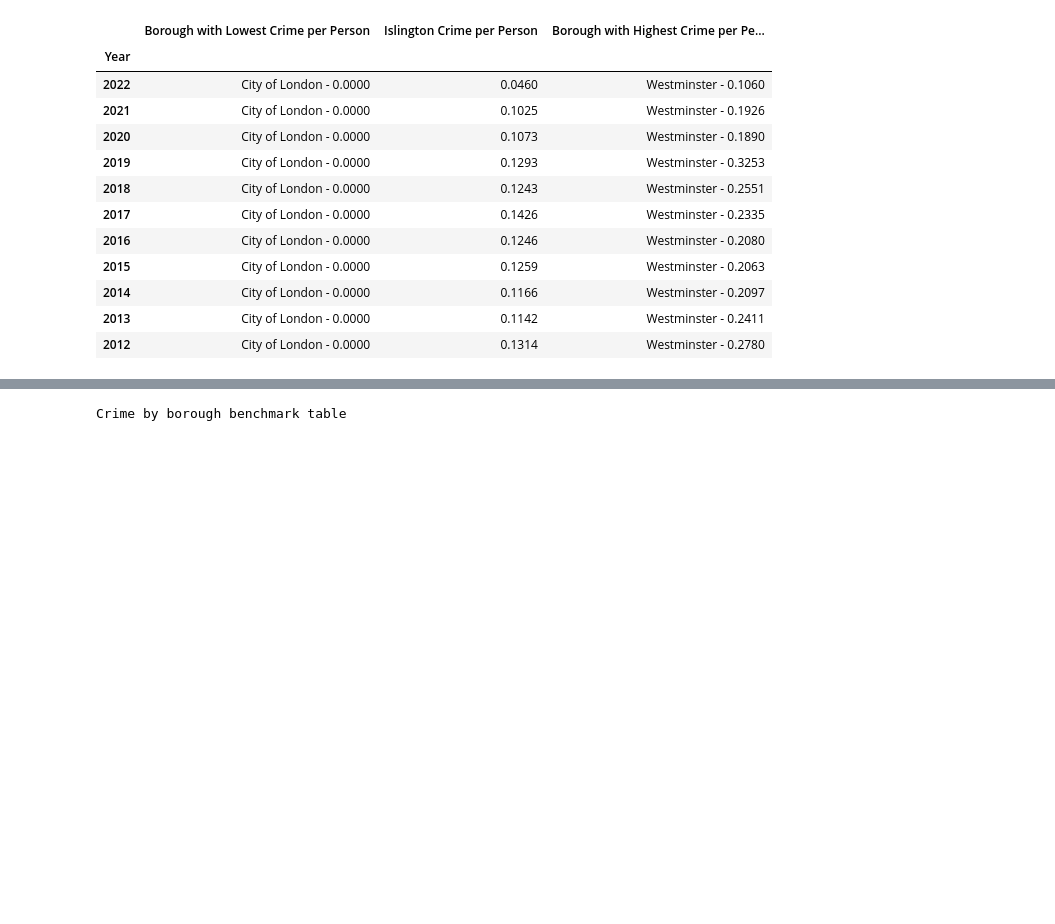
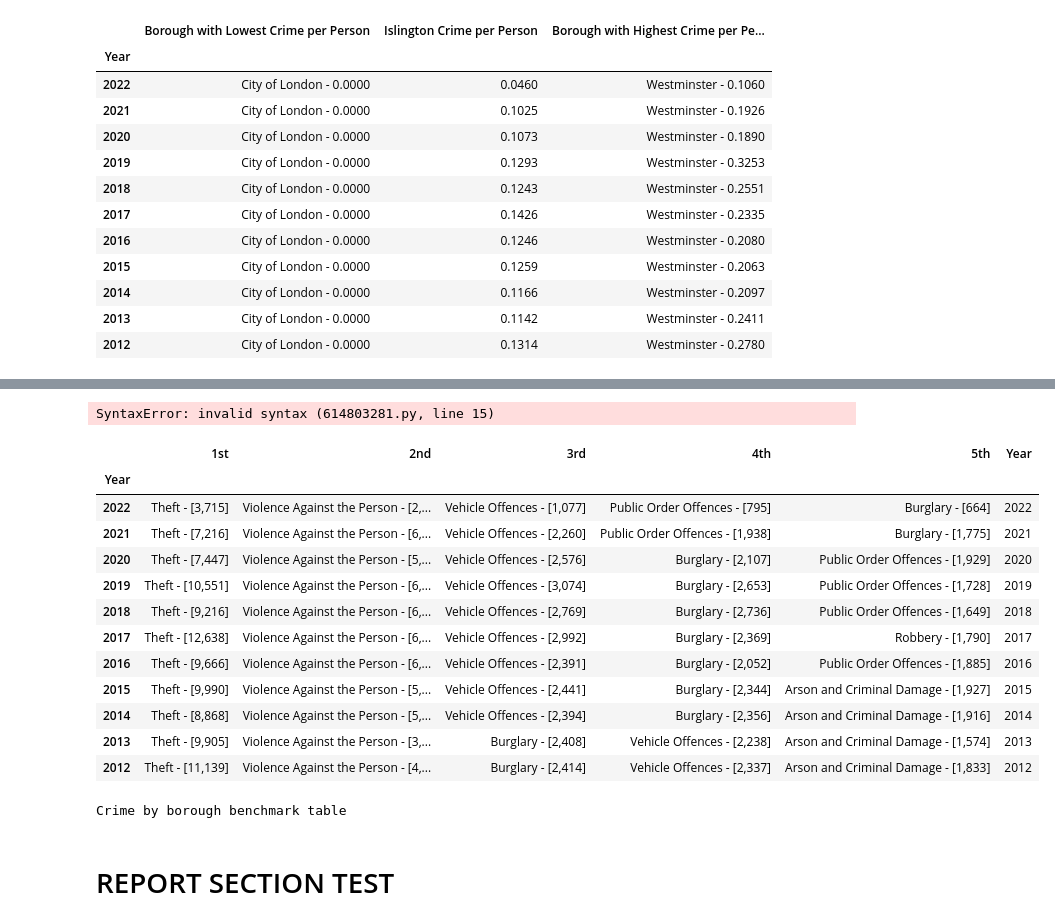
Before and after one commit to neal-bamford/sd-map-streamlit, a Jupyter notebook: SD_Map_07_Crime.ipynb, the cells around one changed output, grey strips where cells are left out. Cells and saved outputs as stored; diff of their text form; code cells hidden in the pictures; blank space fills up the shorter version.

```diff
--- a/SD_Map_General_Report_07_Crime.ipynb
+++ b/SD_Map_07_Crime.ipynb
@@ -830,4 +860,60 @@ crime_benchamark_data_df_html
+# %%
+if 1==2:
+
+    docx_borough_major_crime_data_df = borough_major_crime_data_df.copy()
+    docx_borough_major_crime_data_df["Year"] = docx_borough_major_crime_data_df.index
+    docx_borough_major_crime_data_df = docx_borough_major_crime_data_df[["Year", "1st", "2nd", "3rd", "4th", "5th"]]
+    df = docx_borough_major_crime_data_df
+
+
+
+
+    for style in doc.styles:
+        log.debug(style.name)
+
+    # add a table to the end and create a reference variable
+    # extra row is so we can add the header row
+    t = doc.add_table(df.shape[0]+1, df.shape[1],  style="List Table 3 Accent 5")
+
+    t.allow_autofit = True
+    t.autofit = True
+    # t.style = "Light Grid"
+
+    # add the header rows.
+    for j in range(df.shape[-1]):
+        t.cell(0,j).text = df.columns[j]
+
+    # add the rest of the data frame
+    for i in range(df.shape[0]):
+        for j in range(df.shape[-1]):
+            t.cell(i+1,j).text = str(df.values[i,j])
+
+    shading_elm_1 = parse_xml(r'<w:shd {} w:fill="EAFAF1"/>'.format(nsdecls('w')))
+    t.rows[1].cells[1]._tc.get_or_add_tcPr().append(shading_elm_1)
+
+    # save the doc
+    doc.save("./reports/templates/test_with_table.docx")
+# %% [output]
+SyntaxError: invalid syntax (614803281.py, line 15)
+# %%
+docx_borough_major_crime_data_df
+# %% [output]
+|  | 1st | 2nd | 3rd | 4th | 5th | Year |
+| Year |  |  |  |  |  |  |
+| 2022 | Theft - [3,715] | Violence Against the Person - [2,... | Vehicle Offences - [1,077] | Public Order Offences - [795] | Burglary - [664] | 2022 |
+| 2021 | Theft - [7,216] | Violence Against the Person - [6,... | Vehicle Offences - [2,260] | Public Order Offences - [1,938] | Burglary - [1,775] | 2021 |
+| 2020 | Theft - [7,447] | Violence Against the Person - [5,... | Vehicle Offences - [2,576] | Burglary - [2,107] | Public Order Offences - [1,929] | 2020 |
+| 2019 | Theft - [10,551] | Violence Against the Person - [6,... | Vehicle Offences - [3,074] | Burglary - [2,653] | Public Order Offences - [1,728] | 2019 |
+| 2018 | Theft - [9,216] | Violence Against the Person - [6,... | Vehicle Offences - [2,769] | Burglary - [2,736] | Public Order Offences - [1,649] | 2018 |
+| 2017 | Theft - [12,638] | Violence Against the Person - [6,... | Vehicle Offences - [2,992] | Burglary - [2,369] | Robbery - [1,790] | 2017 |
+| 2016 | Theft - [9,666] | Violence Against the Person - [6,... | Vehicle Offences - [2,391] | Burglary - [2,052] | Public Order Offences - [1,885] | 2016 |
+| 2015 | Theft - [9,990] | Violence Against the Person - [5,... | Vehicle Offences - [2,441] | Burglary - [2,344] | Arson and Criminal Damage - [1,927] | 2015 |
+| 2014 | Theft - [8,868] | Violence Against the Person - [5,... | Vehicle Offences - [2,394] | Burglary - [2,356] | Arson and Criminal Damage - [1,916] | 2014 |
+| 2013 | Theft - [9,905] | Violence Against the Person - [3,... | Burglary - [2,408] | Vehicle Offences - [2,238] | Arson and Criminal Damage - [1,574] | 2013 |
+| 2012 | Theft - [11,139] | Violence Against the Person - [4,... | Burglary - [2,414] | Vehicle Offences - [2,337] | Arson and Criminal Damage - [1,833] | 2012 |
 # %%
 print("Crime by borough benchmark table")
 # %% [output]
 Crime by borough benchmark table
+# %% [markdown]
+# REPORT SECTION TEST
```
Also changed, not shown: parts of 14 cells of this notebook, 20 other files.
